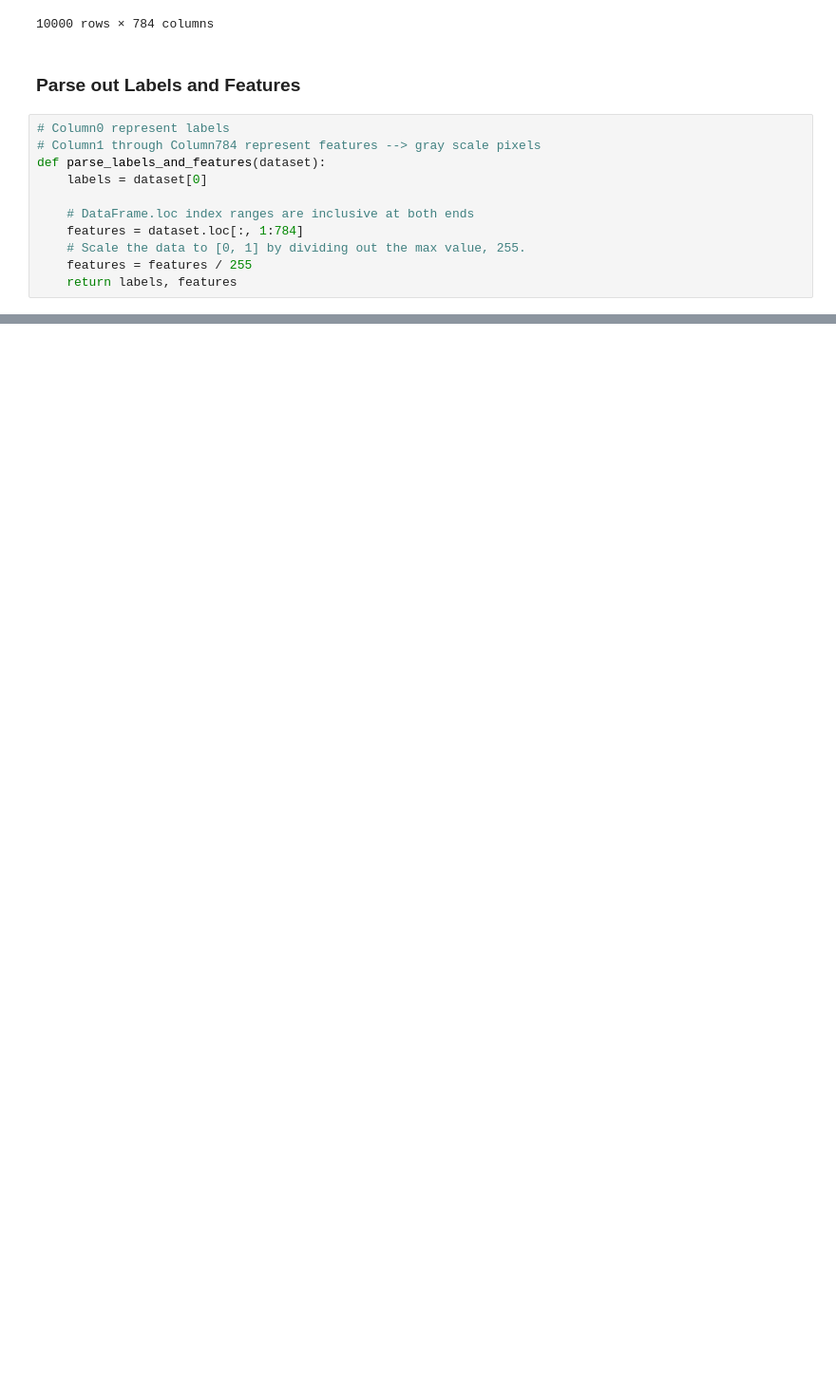
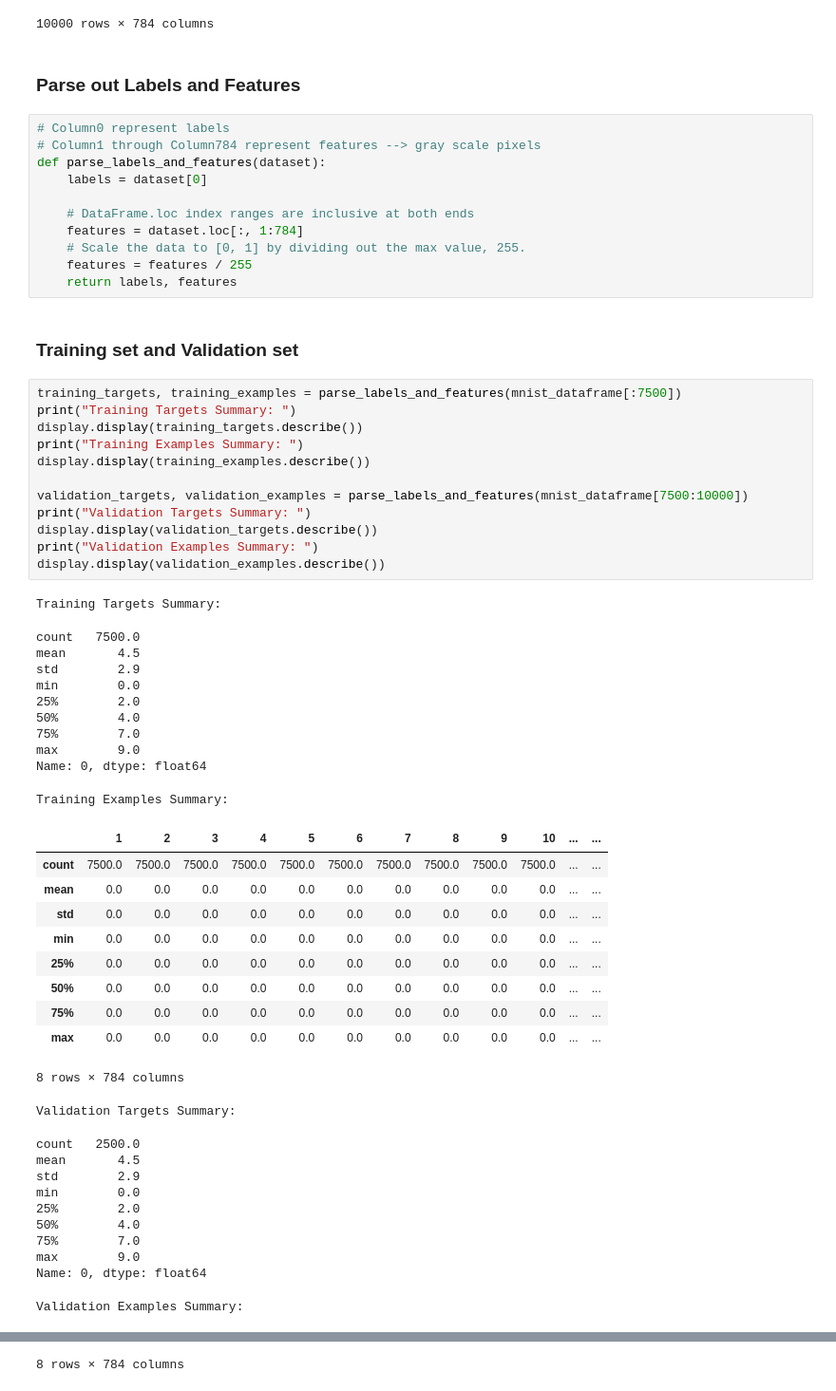
Before and after one commit to acesaif/ml_crash_course, a Jupyter notebook: multi_class_neural_nets/ml_mnist_multiclass_net.ipynb, the cells around one changed output, grey strips where cells are left out. Shown at 95% size. Drawn from its saved outputs; the diff is of its cells as text; blank space fills up the shorter version.

```diff
--- a/multi_class_neural_nets/ml_mnist_multiclass_net.ipynb
+++ b/multi_class_neural_nets/ml_mnist_multiclass_net.ipynb
@@ -96,3 +96,50 @@ def parse_labels_and_features(dataset):
     # Scale the data to [0, 1] by dividing out the max value, 255.
     features = features / 255
     return labels, features
+# %% [markdown]
+### Training set and Validation set
+# %%
+training_targets, training_examples = parse_labels_and_features(mnist_dataframe[:7500])
+print("Training Targets Summary: ")
+display.display(training_targets.describe())
+print("Training Examples Summary: ")
+display.display(training_examples.describe())
+
+validation_targets, validation_examples = parse_labels_and_features(mnist_dataframe[7500:10000])
+print("Validation Targets Summary: ")
+display.display(validation_targets.describe())
+print("Validation Examples Summary: ")
+display.display(validation_examples.describe())
+# %% [output]
+Training Targets Summary:
+count   7500.0
+mean       4.5
+std        2.9
+min        0.0
+25%        2.0
+50%        4.0
+75%        7.0
+max        9.0
+Name: 0, dtype: float64
+Training Examples Summary:
+|  | 1 | 2 | 3 | 4 | 5 | 6 | 7 | 8 | 9 | 10 | ... | ... |
+| count | 7500.0 | 7500.0 | 7500.0 | 7500.0 | 7500.0 | 7500.0 | 7500.0 | 7500.0 | 7500.0 | 7500.0 | ... | ... |
+| mean | 0.0 | 0.0 | 0.0 | 0.0 | 0.0 | 0.0 | 0.0 | 0.0 | 0.0 | 0.0 | ... | ... |
+| std | 0.0 | 0.0 | 0.0 | 0.0 | 0.0 | 0.0 | 0.0 | 0.0 | 0.0 | 0.0 | ... | ... |
+| min | 0.0 | 0.0 | 0.0 | 0.0 | 0.0 | 0.0 | 0.0 | 0.0 | 0.0 | 0.0 | ... | ... |
+| 25% | 0.0 | 0.0 | 0.0 | 0.0 | 0.0 | 0.0 | 0.0 | 0.0 | 0.0 | 0.0 | ... | ... |
+| 50% | 0.0 | 0.0 | 0.0 | 0.0 | 0.0 | 0.0 | 0.0 | 0.0 | 0.0 | 0.0 | ... | ... |
+| 75% | 0.0 | 0.0 | 0.0 | 0.0 | 0.0 | 0.0 | 0.0 | 0.0 | 0.0 | 0.0 | ... | ... |
+| max | 0.0 | 0.0 | 0.0 | 0.0 | 0.0 | 0.0 | 0.0 | 0.0 | 0.0 | 0.0 | ... | ... |
+8 rows × 784 columns
+Validation Targets Summary:
+count   2500.0
+mean       4.5
+std        2.9
+min        0.0
+25%        2.0
+50%        4.0
+75%        7.0
+max        9.0
+Name: 0, dtype: float64
+Validation Examples Summary:
@@ -98,0 +155 @@ def parse_labels_and_features(dataset):
+8 rows × 784 columns
```
Also changed, not shown: parts of 3 cells of this notebook.
